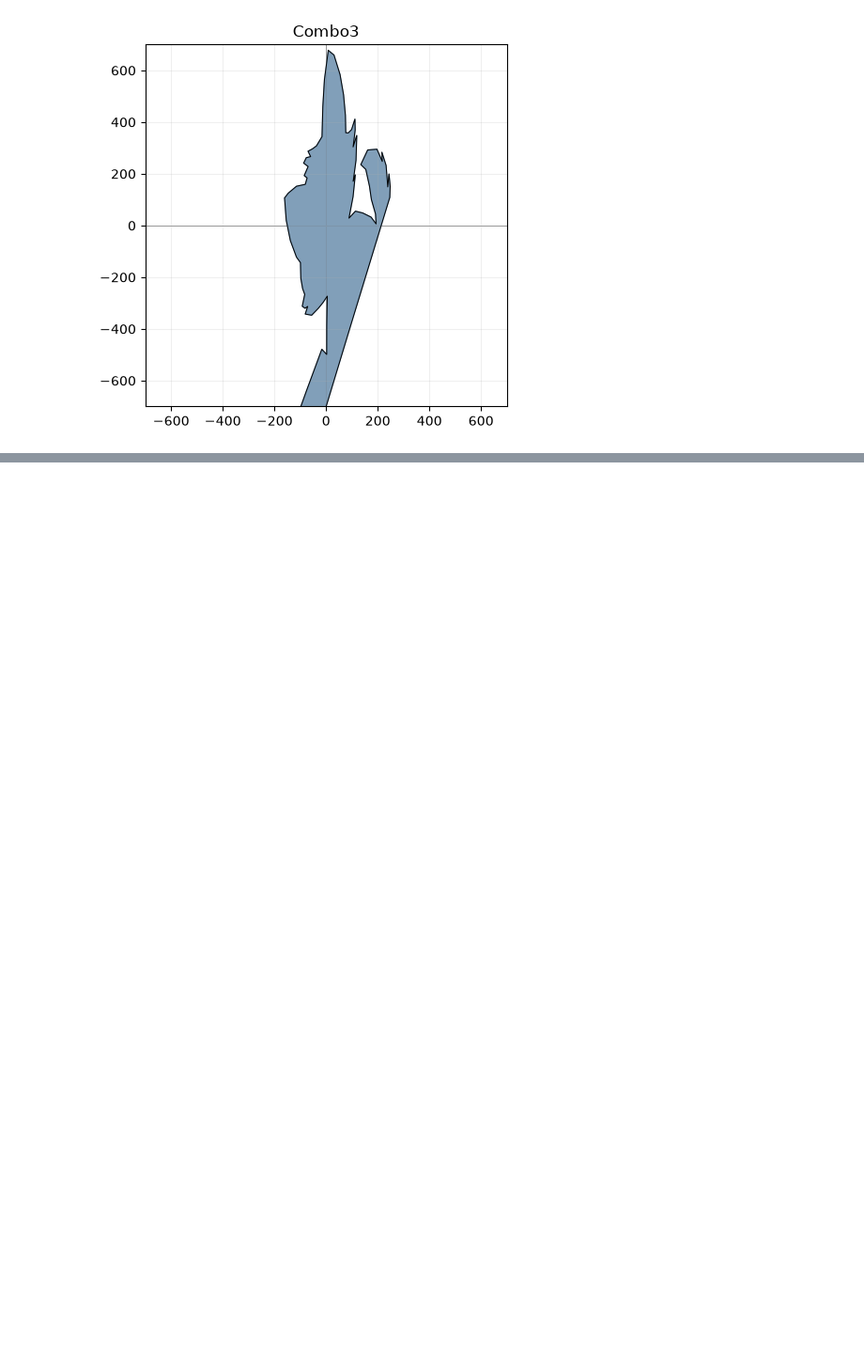
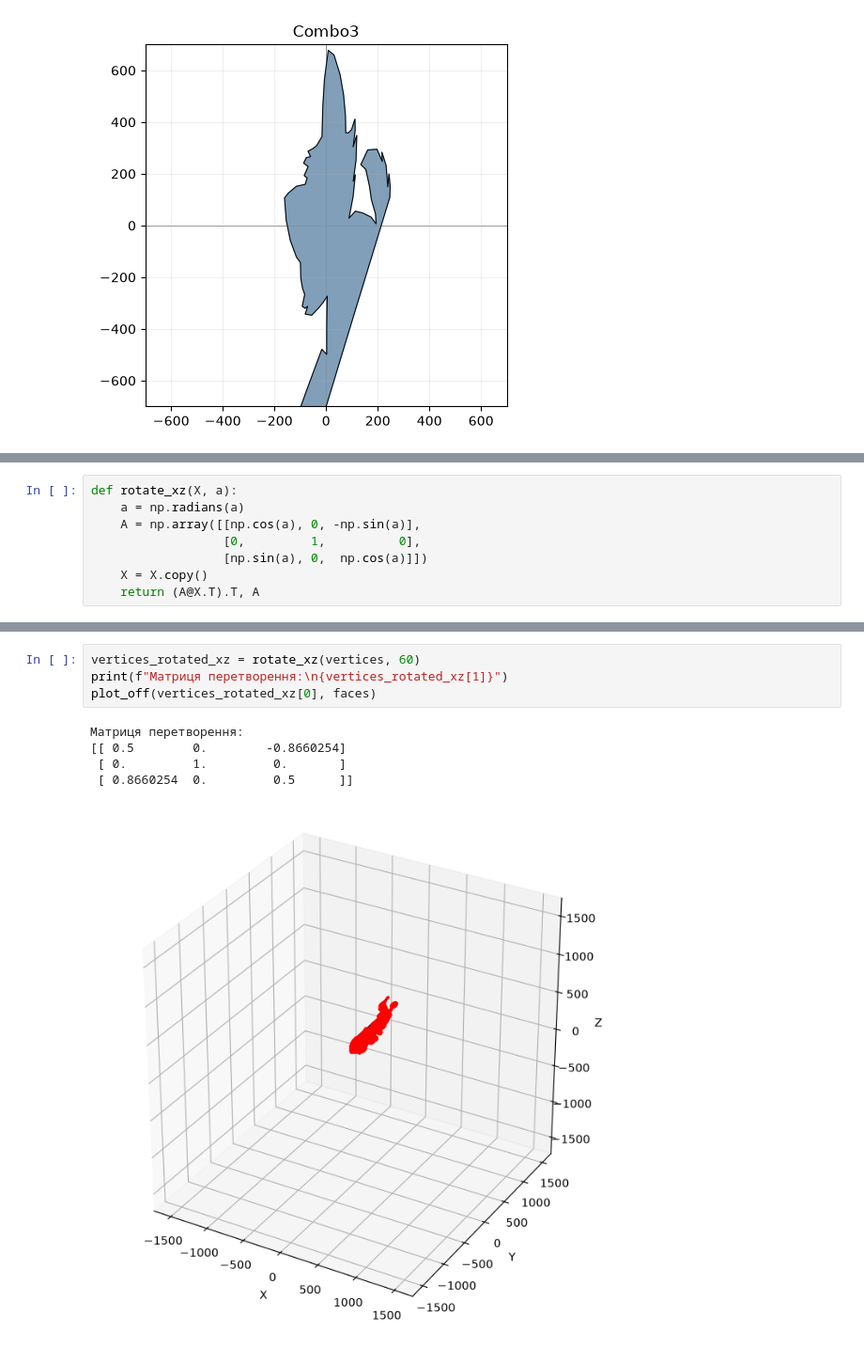
Before and after one commit to CPTshkarpetka/ALA_Lab1, a Jupyter notebook: lab1.ipynb, the cells around one changed output, grey strips where cells are left out. Shown at 94% size. Cells and saved outputs as stored; diff of their text form; blank space fills up the shorter version.

```diff
--- a/lab1.ipynb
+++ b/lab1.ipynb
@@ -174,0 +293,8 @@ plt.show()
+# %%
+def rotate_xz(X, a):
+    a = np.radians(a)
+    A = np.array([[np.cos(a), 0, -np.sin(a)],
+                  [0,         1,          0],
+                  [np.sin(a), 0,  np.cos(a)]])
+    X = X.copy()
+    return (A@X.T).T, A
@@ -174,0 +321,10 @@ plt.show()
+# %%
+vertices_rotated_xz = rotate_xz(vertices, 60)
+print(f"Матриця перетворення:\n{vertices_rotated_xz[1]}")
+plot_off(vertices_rotated_xz[0], faces)
+# %% [output]
+Матриця перетворення:
+[[ 0.5        0.        -0.8660254]
+ [ 0.         1.         0.       ]
+ [ 0.8660254  0.         0.5      ]]
+[figure, added]
```
Also changed, not shown: parts of 18 cells of this notebook.
